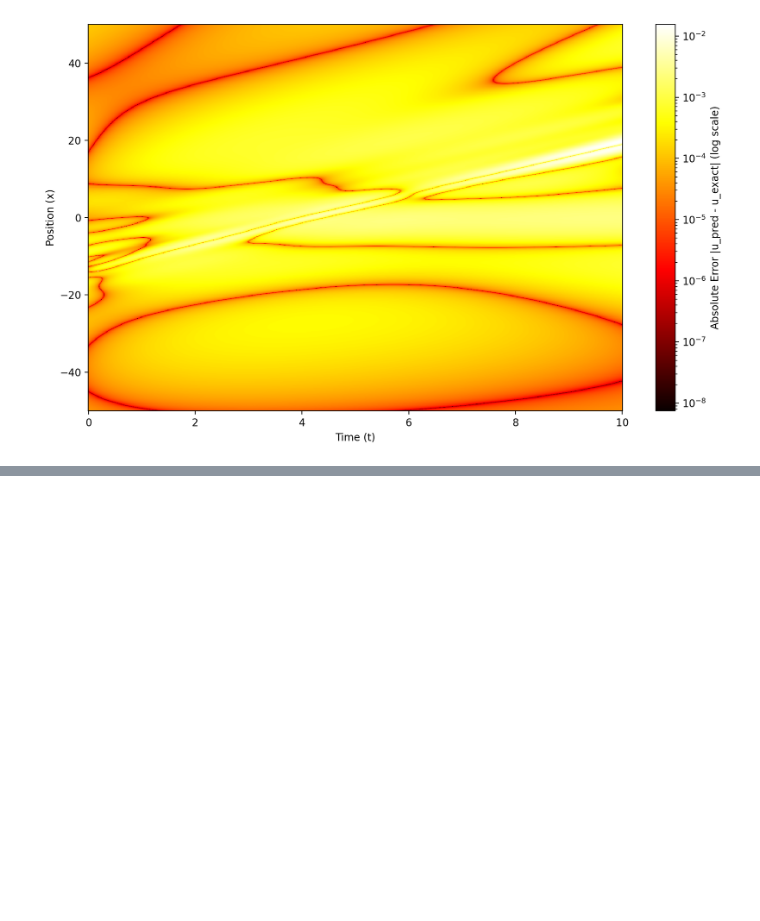
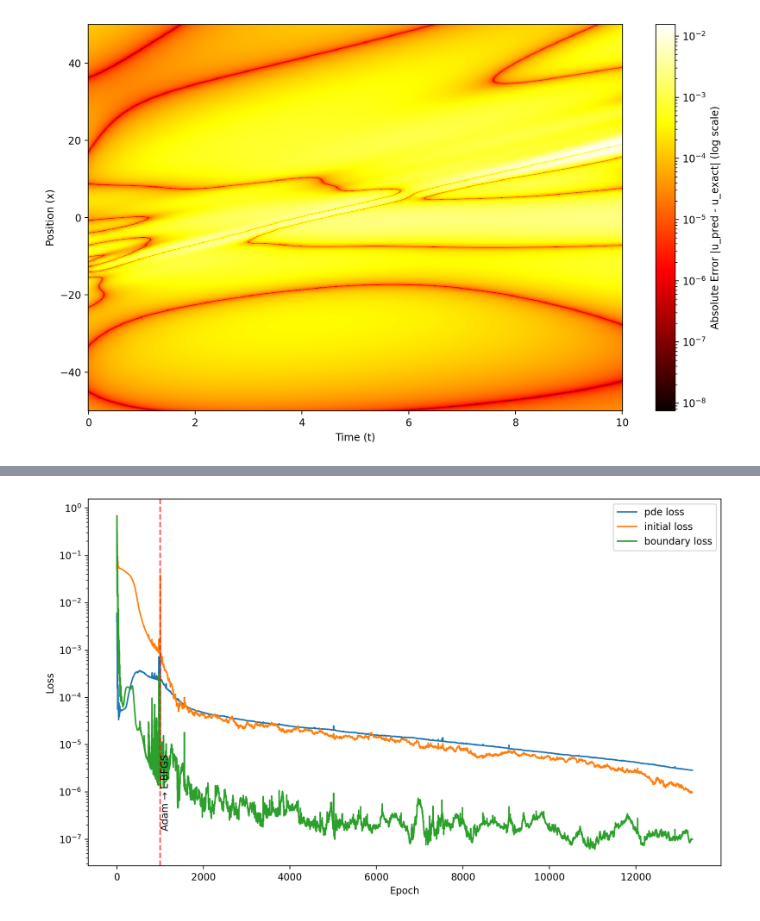
Before and after one commit to karnavr/pinns, a Jupyter notebook: kdv.ipynb, the cells around one changed output, grey strips where cells are left out. Saved outputs shown, nothing was run; the diff lists cells and outputs as text; code cells hidden in the pictures; blank space fills up the shorter version.

```diff
--- a/kdv.ipynb
+++ b/kdv.ipynb
@@ -71,0 +109,4 @@ Error Metrics Summary:
+# %%
+model2.plot_losses(losses2, component=['pde', 'initial', 'boundary'])
+# %% [output]
+[figure, added]
```
Also changed, not shown: parts of 5 cells of this notebook, 2 other files.
